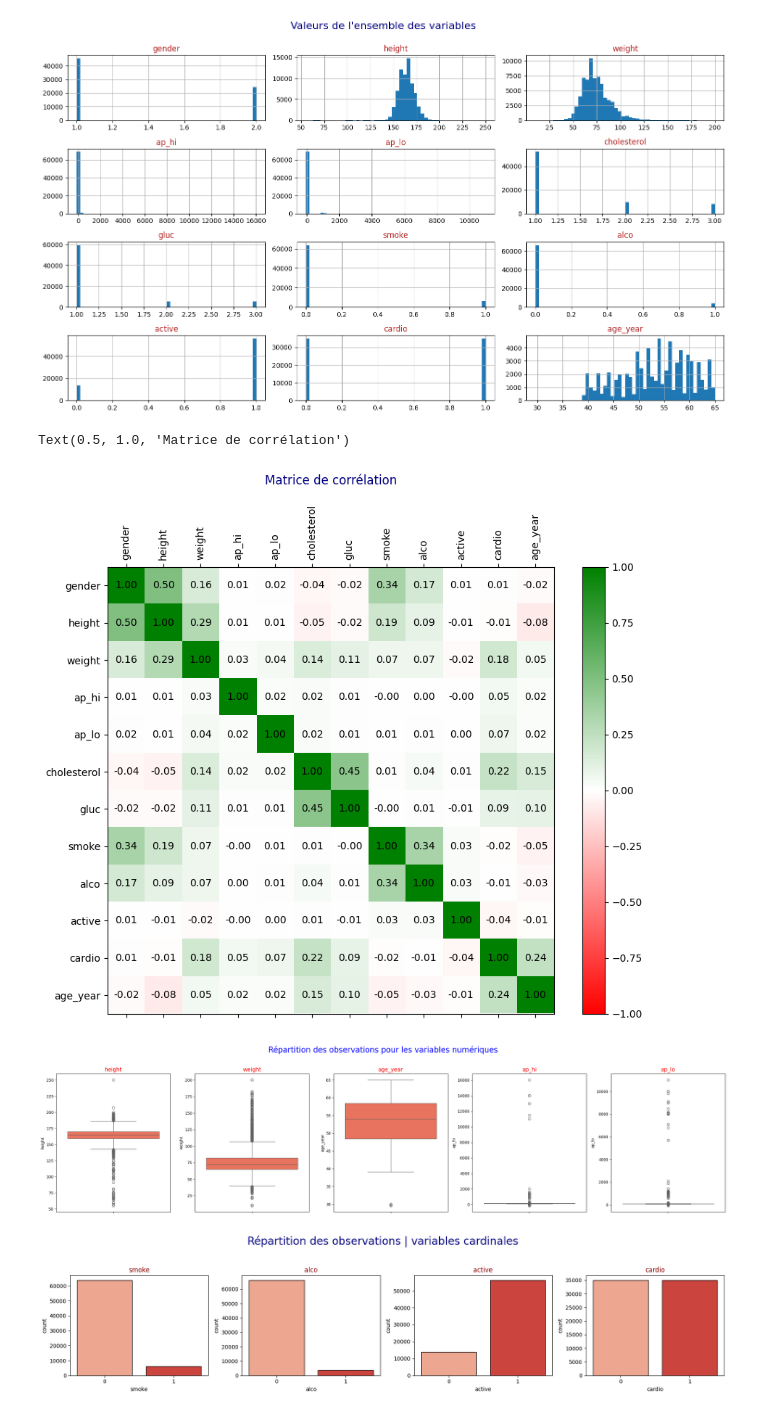
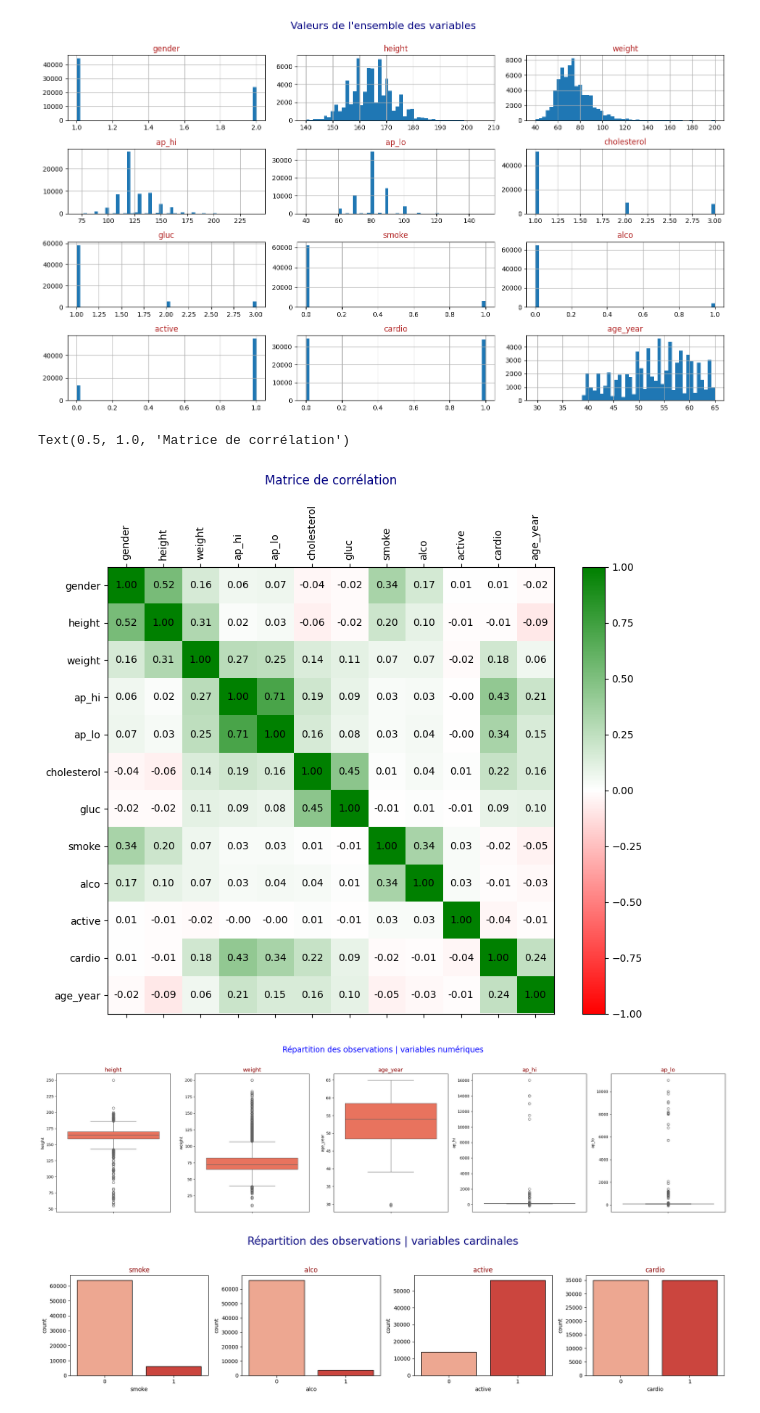
Before and after one commit to sulivan-moreau/cardio-vasc-risks, a Jupyter notebook: visualization.ipynb, the cells around one changed output. Cells and saved outputs as stored; diff of their text form; code cells hidden in the pictures.

```diff
--- a/visualization.ipynb
+++ b/visualization.ipynb
@@ -6,7 +6,13 @@ import matplotlib.pyplot as plt
 from sklearn.preprocessing import OneHotEncoder
 from matplotlib.colors import LinearSegmentedColormap
 # %%
-df = pd.read_csv("cardio_train.csv", sep = ";", index_col="id")
+# JEU DE DONNEES BRUT
+# df = pd.read_csv("cardio_train.csv", sep = ";", index_col="id")
+
+# JEU DE DONNEES NETTOYE
+df = pd.read_csv("cardio_train_clean.csv", index_col="id")
+
+
 df["age_year"] = df["age"] / 365
 df = df.drop(columns=["age"])
 # %%
@@ -31,7 +37,7 @@ for ax in axes.ravel():  # ravel() aplatit la grille d'axes
 plt.tight_layout(rect=[0, 0.03, 1, 0.98])
 plt.show()
 # %% [output]
-[figure, old version]
+[figure, new version]
 # %%
 # Création d'une colormap rouge → blanc → vert
 cmap = LinearSegmentedColormap.from_list("red_green", ["red", "white", "green"], N=256)
@@ -56,7 +62,7 @@ plt.title("Matrice de corrélation", pad=20, color="navy")
 # plt.show()
 # %% [output]
 Text(0.5, 1.0, 'Matrice de corrélation')
-[figure, old version]
+[figure, new version]
 # %%
 df_numerical = ['height', 'weight', 'age_year', 'ap_hi', 'ap_lo']
 df_cardinal = ['smoke', 'alco', 'active', 'cardio', 'gender']
@@ -64,14 +70,14 @@ df_ordinal = ['cholesterol', 'gluc']
 # %%
 fig, axes = plt.subplots(1, len(df_numerical), figsize=(5 * len(df_numerical), 6))
 
 for ax, col in zip(axes, df_numerical):
     sns.boxplot(y=df[col], ax=ax, color='tomato')
-    ax.set_title(col, fontsize=14, color='red')
+    ax.set_title(col, fontsize=14, color='darkred')
 
-plt.suptitle("Répartition des observations pour les variables numériques", fontsize=20, color="blue", y=1.03)
+plt.suptitle("Répartition des observations | variables numériques", fontsize=20, color="blue", y=1.03)
 plt.tight_layout()
 # %% [output]
-[figure, old version]
+[figure, new version]
 # %%
 fig, axes = plt.subplots(1, 4, figsize=(18, 4))
 
```
Also changed, not shown: parts of 9 cells of this notebook, 1 other file.
